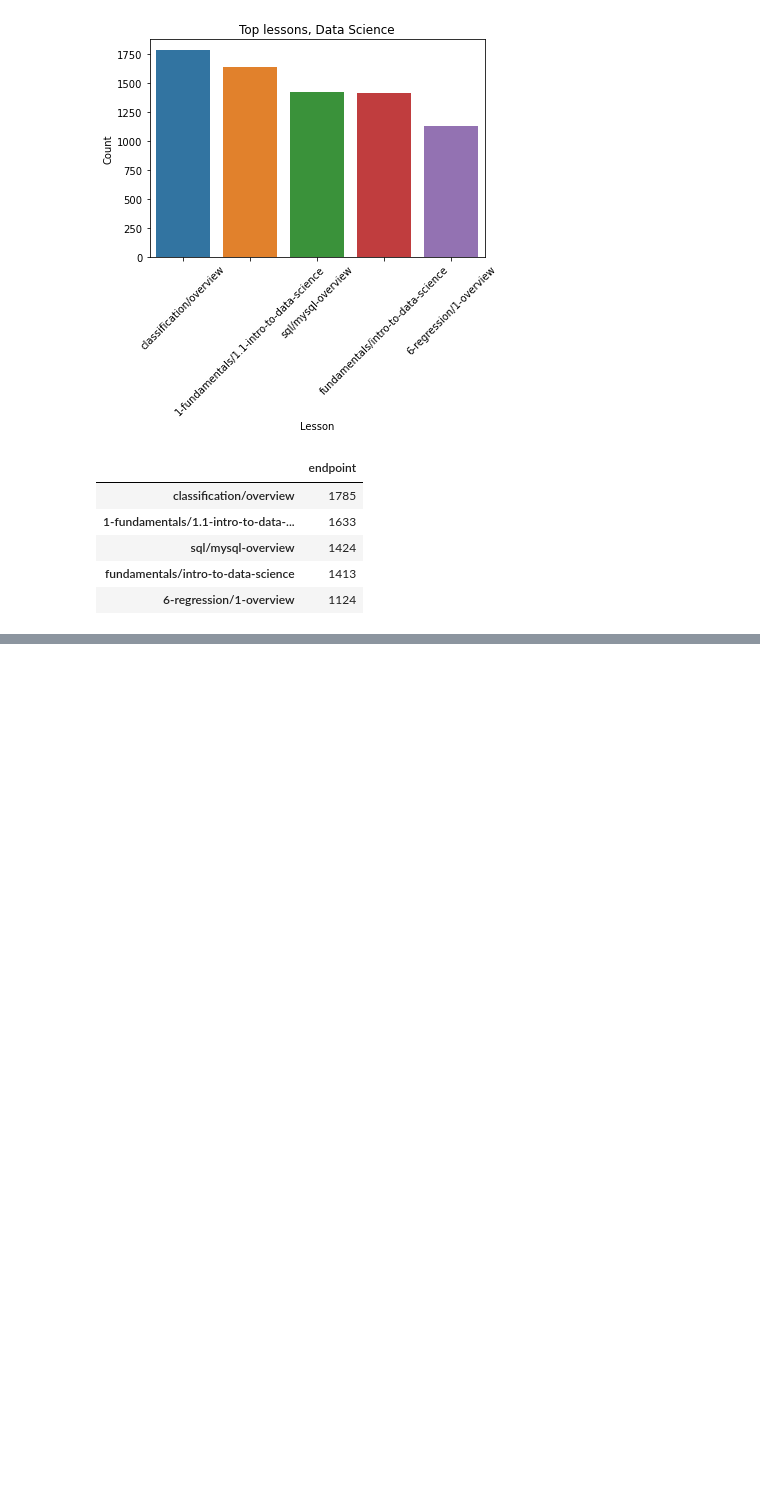
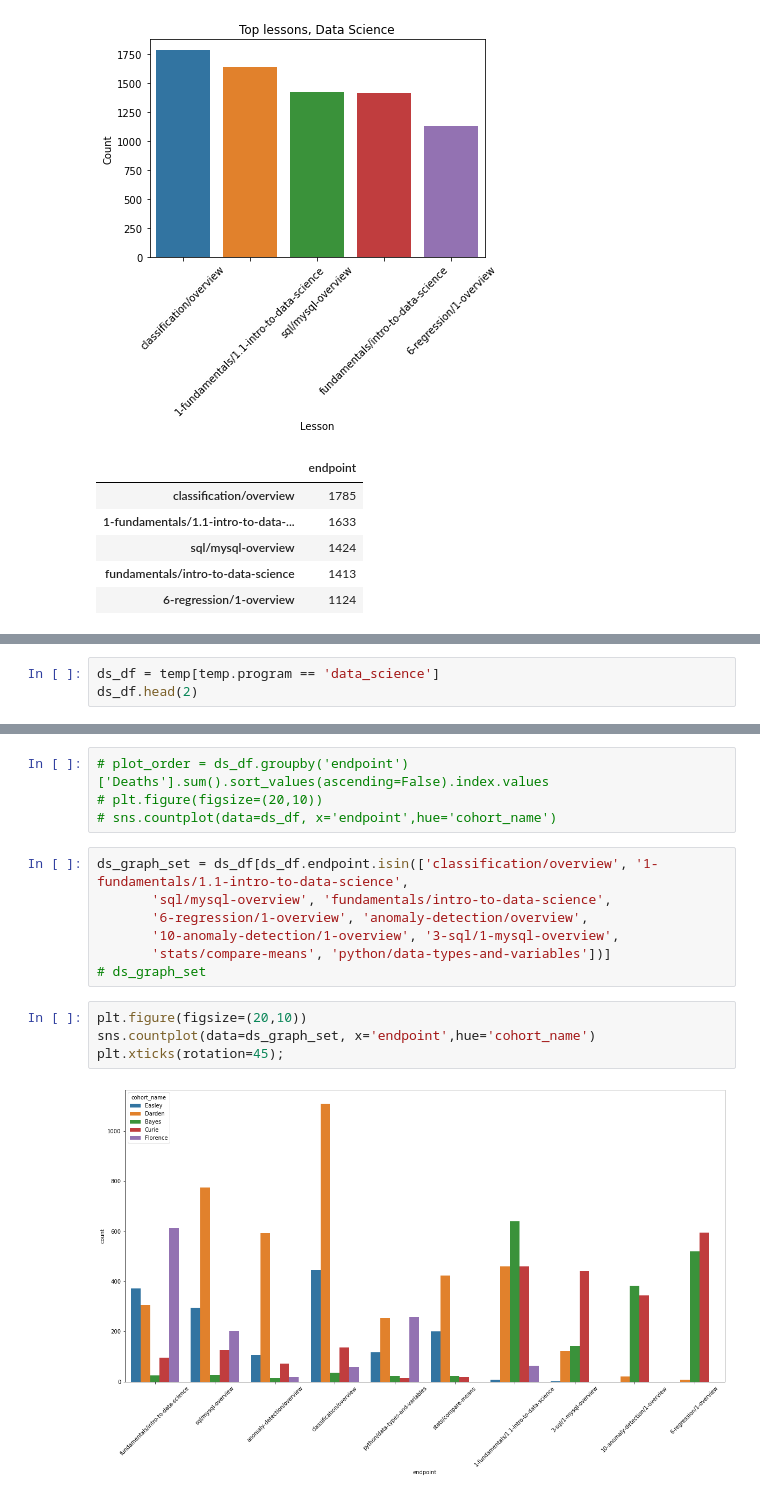
Before and after one commit to Codeup-Board-Advisory/board-slide-research, a Jupyter notebook: working_notebooks/bc_explore.ipynb, the cells around one changed output, grey strips where cells are left out. Cells and saved outputs as stored; diff of their text form; blank space fills up the shorter version.

Commit message:
added some graphics for lesson access by cohort

```diff
--- a/working_notebooks/bc_explore.ipynb
+++ b/working_notebooks/bc_explore.ipynb
@@ -298,0 +327,3 @@ top_lessons
+# %%
+ds_df = temp[temp.program == 'data_science']
+ds_df.head(2)
@@ -298,0 +349,17 @@ top_lessons
+# %%
+# plot_order = ds_df.groupby('endpoint')['Deaths'].sum().sort_values(ascending=False).index.values
+# plt.figure(figsize=(20,10))
+# sns.countplot(data=ds_df, x='endpoint',hue='cohort_name')
+# %%
+ds_graph_set = ds_df[ds_df.endpoint.isin(['classification/overview', '1-fundamentals/1.1-intro-to-data-science',
+       'sql/mysql-overview', 'fundamentals/intro-to-data-science',
+       '6-regression/1-overview', 'anomaly-detection/overview',
+       '10-anomaly-detection/1-overview', '3-sql/1-mysql-overview',
+       'stats/compare-means', 'python/data-types-and-variables'])]
+# ds_graph_set
+# %%
+plt.figure(figsize=(20,10))
+sns.countplot(data=ds_graph_set, x='endpoint',hue='cohort_name')
+plt.xticks(rotation=45);
+# %% [output]
+[figure, added]
```
Also changed, not shown: parts of 14 cells of this notebook.
